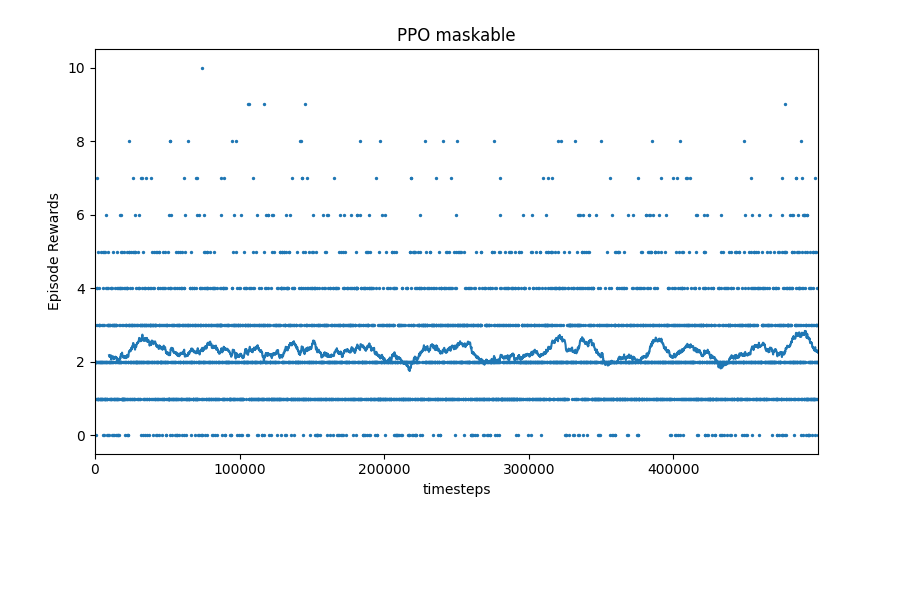
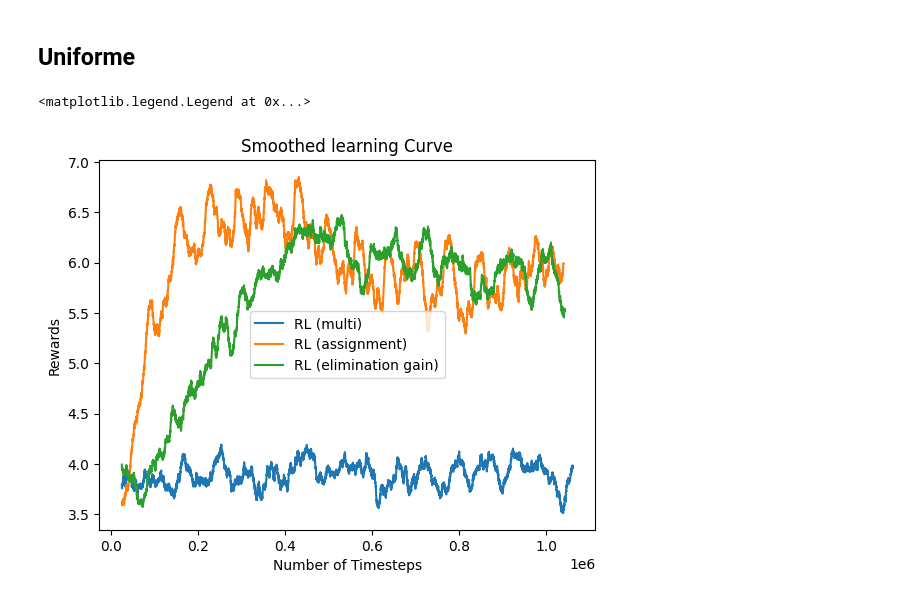
Before and after one commit to Farid-Najar/DynamicQVRP, a Jupyter notebook: results_RL_static.ipynb, the cells around one changed output. Cells and saved outputs as stored; diff of their text form; code cells hidden in the pictures; blank space fills up the shorter version.

Commit message:
[In process] new static experiments

```diff
--- a/results_RL_static.ipynb
+++ b/results_RL_static.ipynb
@@ -88,15 +177,31 @@ def plot_results(log_folder,
+# %% [markdown]
+## Uniforme
 # %%
-# log_dir_assignment = f'methods/static/ppo_mask/real_K100_rewardMode(aq)_obsMode(assignment)_steps(150000)_instanceID0/'
-log_dir_assignment = f'methods/static/ppo_mask/real_K100_rewardMode(aq)_obsMode(assignment)_steps(500000)_instanceID0/'
-# log_dir_multi = f'methods/static/ppo_mask/real_K100_rewardMode(aq)_obsMode(multi)_steps(150000)_instanceID0/'
-log_dir_multi = f'methods/static/ppo_mask/real_K100_rewardMode(aq)_obsMode(multi)_steps(500000)_instanceID0/'
-log_dir = f'methods/static/ppo_mask/real_K100_rewardMode(aq)_obsMode(multi)_steps(1000000)'
+real_data = False
+cluster_data = False
+real = "real_" if real_data else "cluster_" if cluster_data else ""
+H = 100
+# log_dir_assignment = f'methods/static/ppo_mask/{real}K{H}_rewardMode(aq)_obsMode(assignment)_steps(150000)_instanceID0/'
+log_dir_assignment = f'methods/static/ppo_mask/{real}K{H}_rewardMode(aq)_obsMode(assignment)_steps(500000)_instanceID0/'
+# log_dir_multi = f'methods/static/ppo_mask/{real}K{H}_rewardMode(aq)_obsMode(multi)_steps(150000)_instanceID0/'
+log_dir_multi = f'methods/static/ppo_mask/{real}K{H}_rewardMode(aq)_obsMode(multi)_steps(500000)_instanceID0/'
+log_dir_elimination = f'methods/static/ppo_mask/{real}K{H}_rewardMode(aq)_obsMode(elimination_gain)_steps(500000)_instanceID0/'
+log_dir_change_multi = f'methods/static/ppo_mask/{real}K{H}_rewardMode(aq)_obsMode(multi)_steps(1000000)' #all nodes
+log_dir_change_assignment = f'methods/static/ppo_mask/{real}K{H}_rewardMode(aq)_obsMode(assignment)_steps(1000000)' #all nodes
+log_dir_change_elimination = f'methods/static/ppo_mask/{real}K{H}_rewardMode(aq)_obsMode(elimination_gain)_steps(1000000)' #all nodes
 
-# log_dir = f'ppo_mask/rewardMode(normalized_terminal)_obsMode(routes)_steps(350000)/'
-# log_dir = f'./'
-# Helper from the library
-results_plotter.plot_results(
-    [log_dir], 5e5, results_plotter.X_TIMESTEPS, "PPO maskable", (8, 5)
-)
+# # log_dir = f'ppo_mask/rewardMode(normalized_terminal)_obsMode(routes)_steps(350000)/'
+# # log_dir = f'./'
+# # Helper from the library
+# results_plotter.plot_results(
+#     [log_dir_change_assignment], 5e5, results_plotter.X_TIMESTEPS, "PPO maskable", (8, 5)
+# )
+
+x = plot_results(log_dir_change_multi, window=250, label='RL (multi)')
+x = plot_results(log_dir_change_assignment, window=250, label='RL (assignment)')
+x = plot_results(log_dir_change_elimination, window=250, label='RL (elimination gain)')
+
+plt.legend()
 # %% [output]
+<matplotlib.legend.Legend at 0x...>
-[figure, old version]
+[figure, new version]
```
Also changed, not shown: parts of 36 cells of this notebook, 24 other files.
